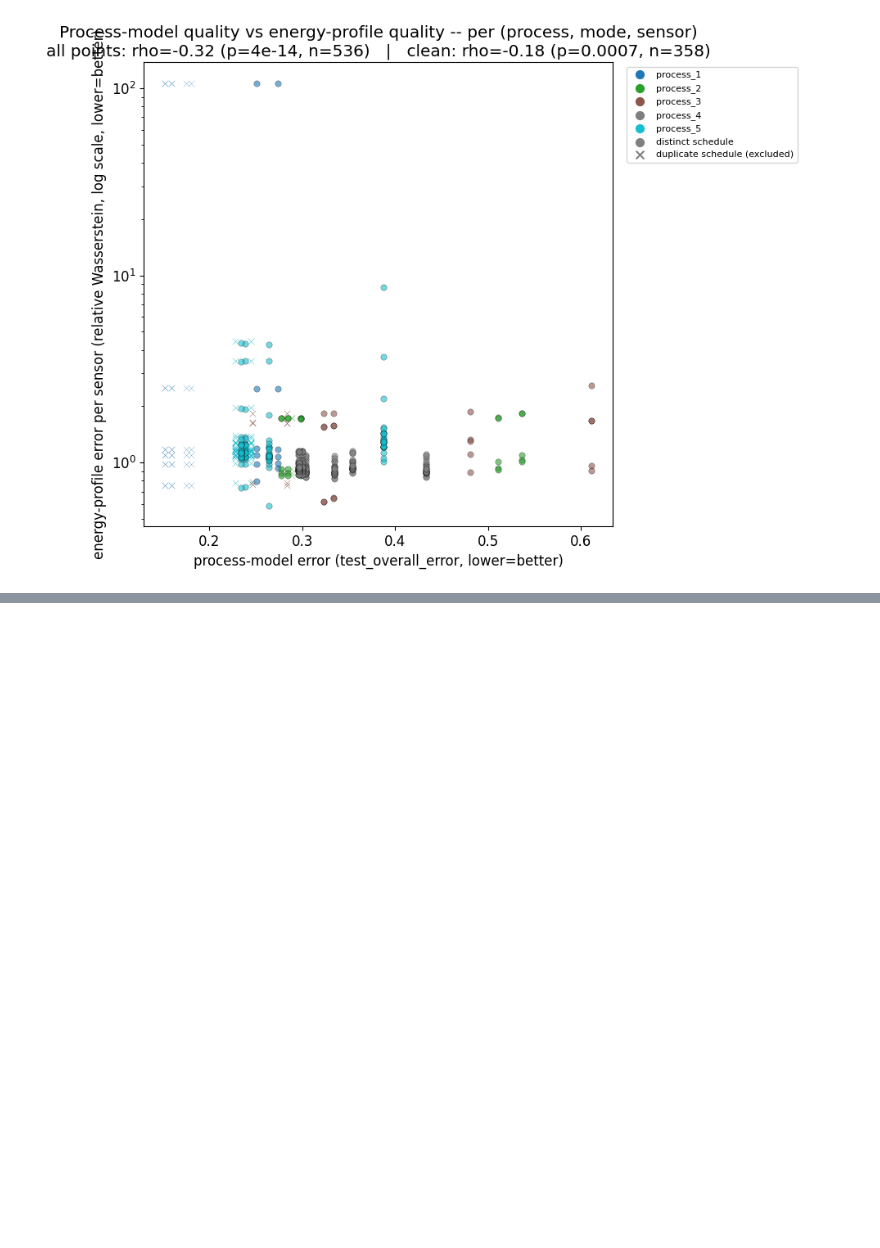
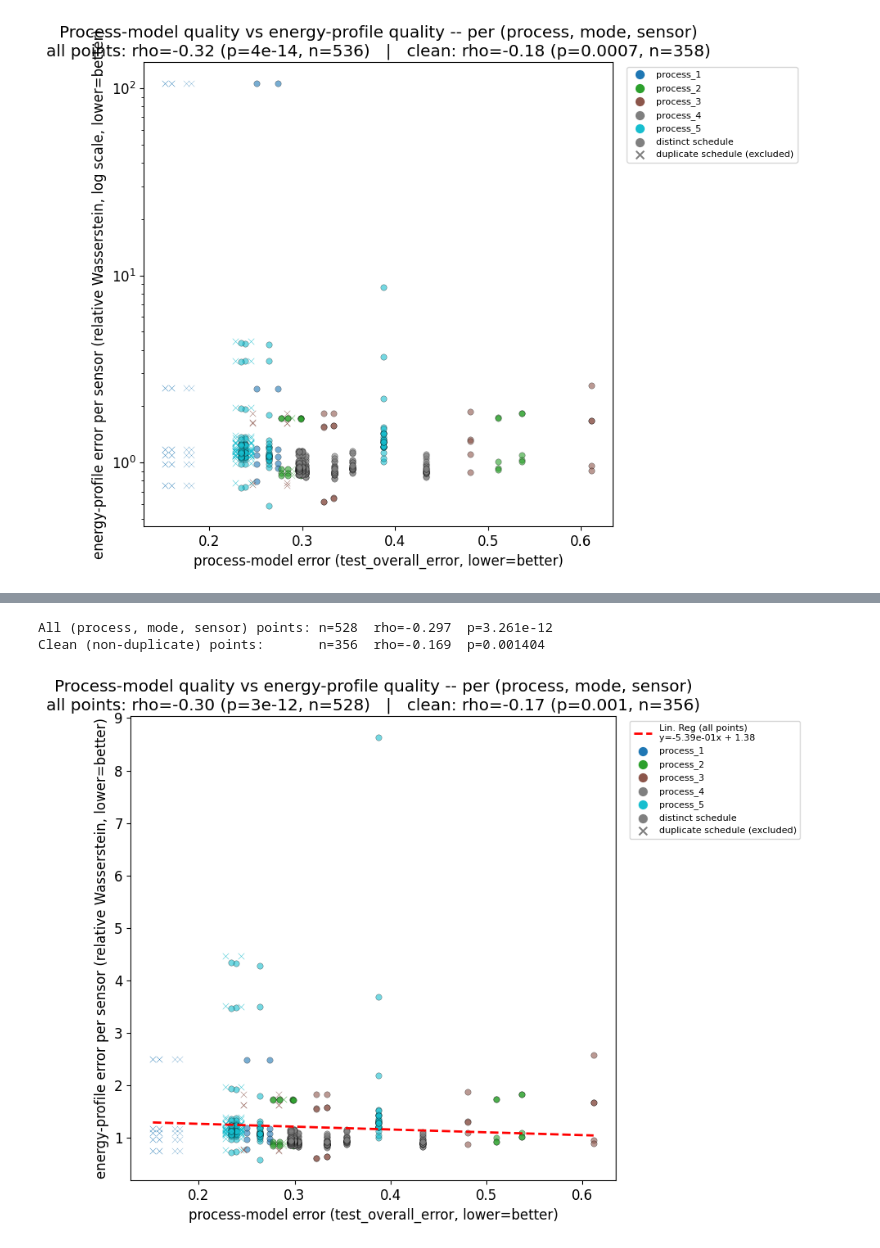
Before and after one commit to zapataunipaderborn/process_energy_demand_modelling, a Jupyter notebook: src/results_latex_table.ipynb, the cells around one changed output, grey strips where cells are left out. Cells and saved outputs as stored; diff of their text form; code cells hidden in the pictures; blank space fills up the shorter version.

```diff
--- a/src/results_latex_table.ipynb
+++ b/src/results_latex_table.ipynb
@@ -1700,0 +1764,70 @@ Clean (non-duplicate) points:       n=358  rho=-0.178  p=0.0007047
+# %%
+import numpy as np
+import matplotlib.pyplot as plt
+from scipy.stats import spearmanr, linregress
+
+# -- Per (process, mode, sensor): no aggregation, all processes on one plot --
+instance_merged = df_energy_dist.merge(proc_quality, on=['process', 'mode_label'], how='inner')
+instance_merged = instance_merged.merge(
+    sig_df[['process', 'mode_label', 'is_duplicate']], on=['process', 'mode_label'], how='left'
+)
+instance_merged = instance_merged.dropna(subset=['relative_wasserstein', 'test_overall_error'])
+
+# --- FILTER: Remove points above 20 for both axes ---
+instance_merged = instance_merged[
+    (instance_merged['test_overall_error'] <= 20) &
+    (instance_merged['relative_wasserstein'] <= 20)
+]
+
+instance_clean = instance_merged[~instance_merged['is_duplicate']]
+
+rho_i_all, p_i_all = spearmanr(instance_merged['test_overall_error'], instance_merged['relative_wasserstein'])
+rho_i_clean, p_i_clean = spearmanr(instance_clean['test_overall_error'], instance_clean['relative_wasserstein'])
+print(f'All (process, mode, sensor) points: n={len(instance_merged)}  rho={rho_i_all:+.3f}  p={p_i_all:.4g}')
+print(f'Clean (non-duplicate) points:       n={len(instance_clean)}  rho={rho_i_clean:+.3f}  p={p_i_clean:.4g}')
+
+# --- Calculate Linear Regression over ALL points ---
+x_all = instance_merged['test_overall_error']
+y_all = instance_merged['relative_wasserstein']
+slope, intercept, r_value, p_value, std_err = linregress(x_all, y_all)
+
+# Generate points for the regression line
+x_line = np.linspace(x_all.min(), x_all.max(), 100)
+y_line = slope * x_line + intercept
+
+fig, ax = plt.subplots(figsize=(9, 7))
+processes_i = sorted(instance_merged['process'].unique())
+colors_i = plt.cm.tab10(np.linspace(0, 1, len(processes_i)))
+proc_color_i = dict(zip(processes_i, colors_i))
+
+for _, r in instance_merged.iterrows():
+    marker = 'x' if r['is_duplicate'] else 'o'
+    ax.scatter(r['test_overall_error'], r['relative_wasserstein'],
+               color=proc_color_i[r['process']], marker=marker, s=28,
+               edgecolors=('black' if not r['is_duplicate'] else None),
+               linewidths=0.3, alpha=0.6, zorder=2)
+
+# --- Plot the Linear Regression Line ---
+ax.plot(x_line, y_line, color='red', linestyle='--', linewidth=2, zorder=10,
+        label=f'Lin. Reg (all points)\ny={slope:.2e}x + {intercept:.2f}')
+
+for proc in processes_i:
+    ax.scatter([], [], color=proc_color_i[proc], label=proc, s=50)
+ax.scatter([], [], color='gray', marker='o', label='distinct schedule', s=50)
+ax.scatter([], [], color='gray', marker='x', label='duplicate schedule (excluded)', s=50)
+
+# Log scale removed entirely
+ax.set_xlabel('process-model error (test_overall_error, lower=better)')
+ax.set_ylabel('energy-profile error per sensor (relative Wasserstein, lower=better)')
+ax.set_title('Process-model quality vs energy-profile quality -- per (process, mode, sensor)\n'
+             f'all points: rho={rho_i_all:+.2f} (p={p_i_all:.1g}, n={len(instance_merged)})   |   '
+             f'clean: rho={rho_i_clean:+.2f} (p={p_i_clean:.1g}, n={len(instance_clean)})')
+
+ax.legend(fontsize=8, loc='upper left', bbox_to_anchor=(1.02, 1))
+fig.tight_layout()
+fig.savefig(run_dir / 'plots' / 'energy_dist_correlation_scatter_per_sensor.png', dpi=130)
+plt.show()
+# %% [output]
+All (process, mode, sensor) points: n=528  rho=-0.297  p=3.261e-12
+Clean (non-duplicate) points:       n=356  rho=-0.169  p=0.001404
+[figure, added]
```
Also changed, not shown: parts of 7 cells of this notebook, 3 other files.
